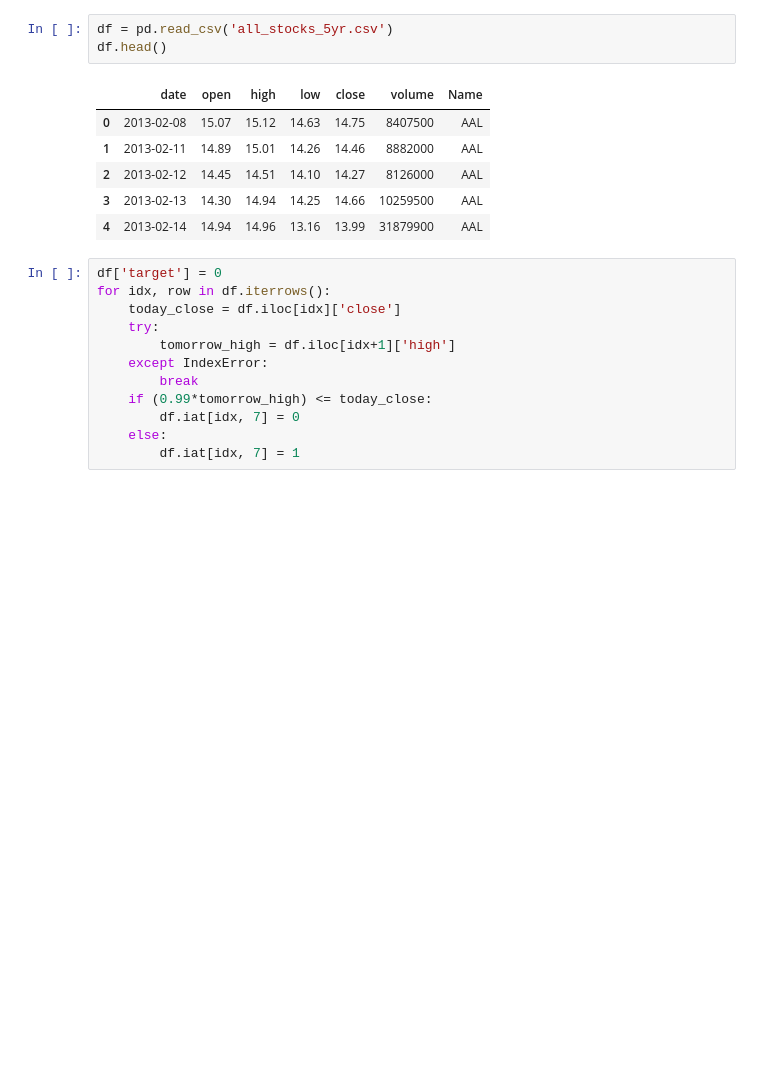
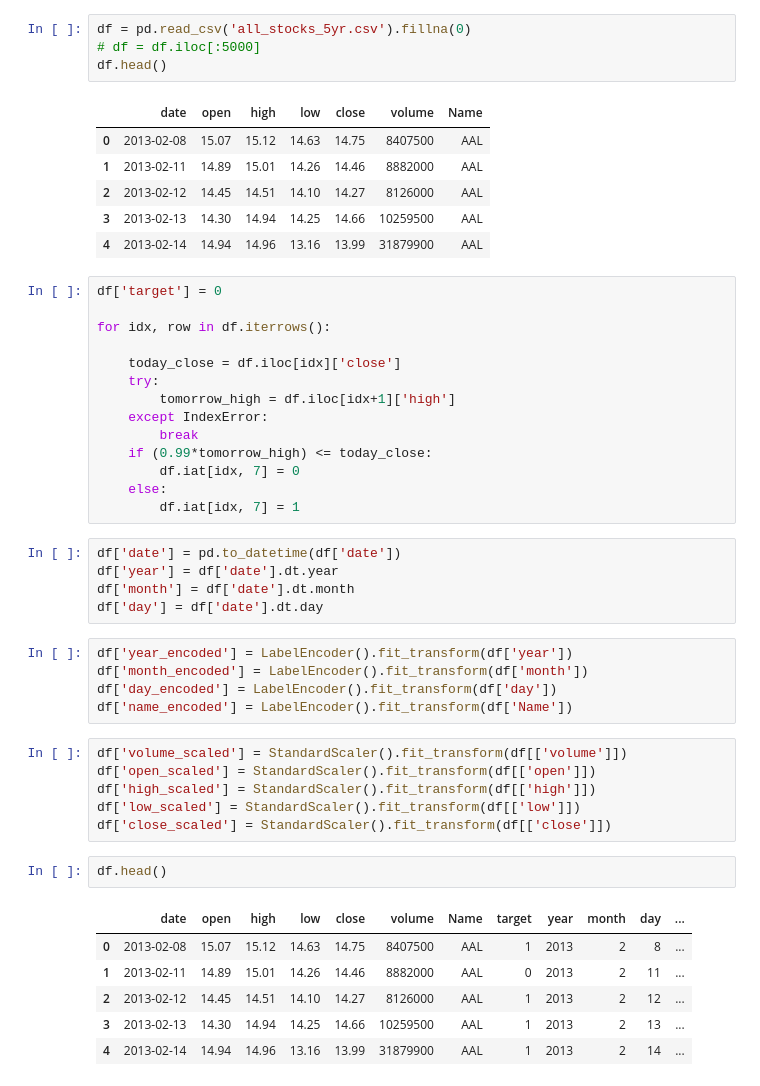
Before and after one commit to rajacheers/deep_learning, a Jupyter notebook: columnar/kaggle/stock/trading.ipynb, the cells around one changed output. Cells and saved outputs as stored; diff of their text form; blank space fills up the shorter version.

```diff
--- a/columnar/kaggle/stock/trading.ipynb
+++ b/columnar/kaggle/stock/trading.ipynb
@@ -4,5 +5,6 @@ import pickle
 # %%
-df = pd.read_csv('all_stocks_5yr.csv')
+df = pd.read_csv('all_stocks_5yr.csv').fillna(0)
+# df = df.iloc[:5000]
 df.head()
 # %% [output]
 |  | date | open | high | low | close | volume | Name |
@@ -13,7 +15,9 @@ df.head()
 | 4 | 2013-02-14 | 14.94 | 14.96 | 13.16 | 13.99 | 31879900 | AAL |
 # %%
 df['target'] = 0
+
 for idx, row in df.iterrows():
+
     today_close = df.iloc[idx]['close']
     try:
         tomorrow_high = df.iloc[idx+1]['high']
@@ -23,6 +27,31 @@ for idx, row in df.iterrows():
         df.iat[idx, 7] = 0
     else:
         df.iat[idx, 7] = 1
+# %%
+df['date'] = pd.to_datetime(df['date'])
+df['year'] = df['date'].dt.year
+df['month'] = df['date'].dt.month
+df['day'] = df['date'].dt.day
+# %%
+df['year_encoded'] = LabelEncoder().fit_transform(df['year'])
+df['month_encoded'] = LabelEncoder().fit_transform(df['month'])
+df['day_encoded'] = LabelEncoder().fit_transform(df['day'])
+df['name_encoded'] = LabelEncoder().fit_transform(df['Name'])
+# %%
+df['volume_scaled'] = StandardScaler().fit_transform(df[['volume']])
+df['open_scaled'] = StandardScaler().fit_transform(df[['open']])
+df['high_scaled'] = StandardScaler().fit_transform(df[['high']])
+df['low_scaled'] = StandardScaler().fit_transform(df[['low']])
+df['close_scaled'] = StandardScaler().fit_transform(df[['close']])
+# %%
+df.head()
+# %% [output]
+|  | date | open | high | low | close | volume | Name | target | year | month | day | ... |
+| 0 | 2013-02-08 | 15.07 | 15.12 | 14.63 | 14.75 | 8407500 | AAL | 1 | 2013 | 2 | 8 | ... |
+| 1 | 2013-02-11 | 14.89 | 15.01 | 14.26 | 14.46 | 8882000 | AAL | 0 | 2013 | 2 | 11 | ... |
+| 2 | 2013-02-12 | 14.45 | 14.51 | 14.10 | 14.27 | 8126000 | AAL | 1 | 2013 | 2 | 12 | ... |
+| 3 | 2013-02-13 | 14.30 | 14.94 | 14.25 | 14.66 | 10259500 | AAL | 1 | 2013 | 2 | 13 | ... |
+| 4 | 2013-02-14 | 14.94 | 14.96 | 13.16 | 13.99 | 31879900 | AAL | 1 | 2013 | 2 | 14 | ... |
 # %%
 split_date ='2017-05-01'
 df_training = df.loc[df['date'] <= split_date]
```
Also changed, not shown: parts of 14 cells of this notebook, 1 other file.
